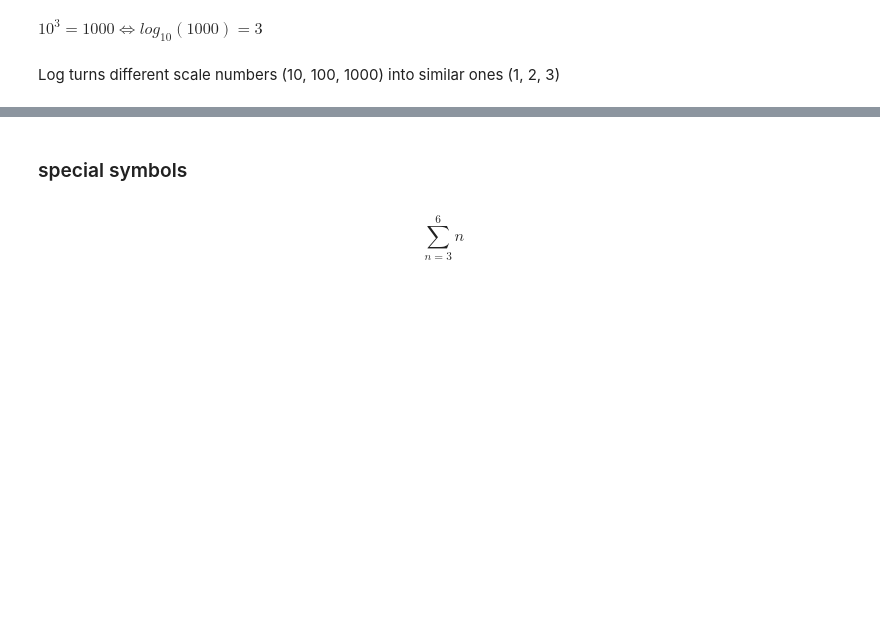
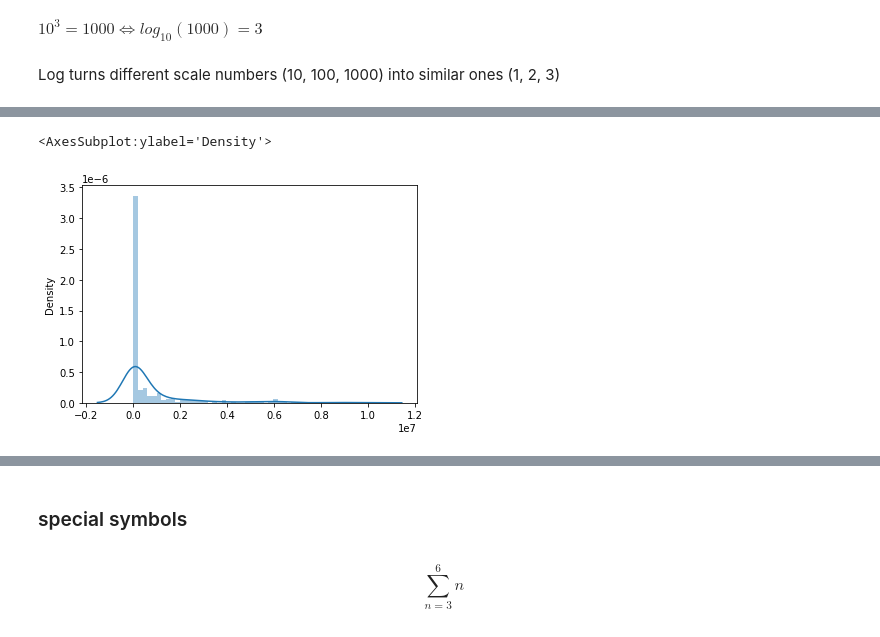
Before and after one commit to Ironhack-Data-Madrid-Mayo-2021/Classroom-Materials, a Jupyter notebook: week_05/01-math-refresher.ipynb, the cells around one changed output, grey strips where cells are left out. Saved outputs shown, nothing was run; the diff lists cells and outputs as text; code cells hidden in the pictures; blank space fills up the shorter version.

```diff
--- a/week_05/01-math-refresher.ipynb
+++ b/week_05/01-math-refresher.ipynb
@@ -256,3 +311,5 @@ plt.legend()
 $10^3 = 1000 \iff log_{10}(1000) = 3$
 # %% [markdown]
 Log turns different scale numbers (10, 100, 1000) into similar ones (1, 2, 3)
+# %%
+salaries = 10 ** (np.random.rand(300) * 5 + 2)
@@ -258,0 +338,5 @@ Log turns different scale numbers (10, 100, 1000) into similar ones (1, 2, 3)
+# %%
+sns.distplot(salaries)
+# %% [output]
+<AxesSubplot:ylabel='Density'>
+[figure, added]
```
Also changed, not shown: parts of 48 cells of this notebook.
